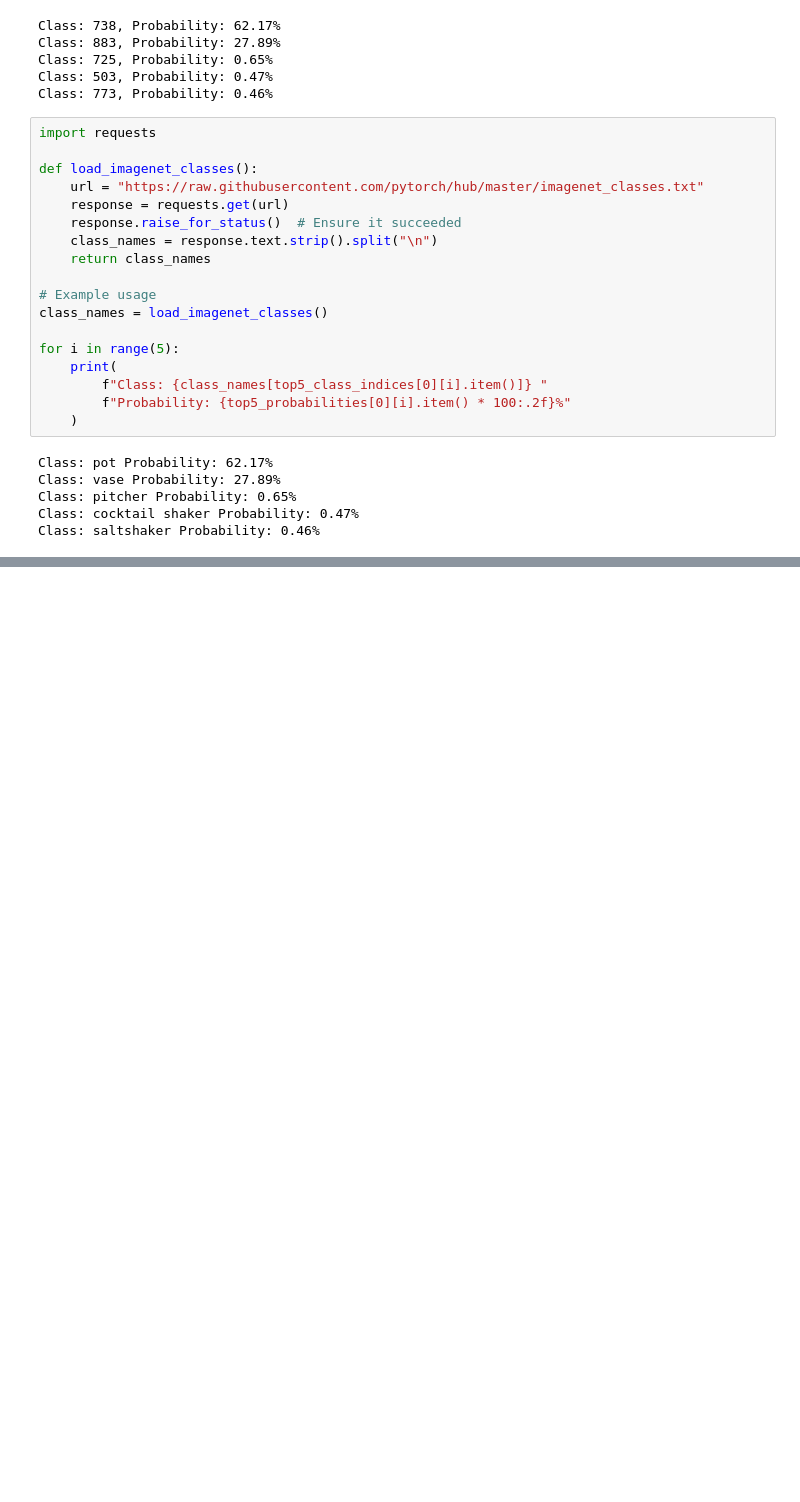
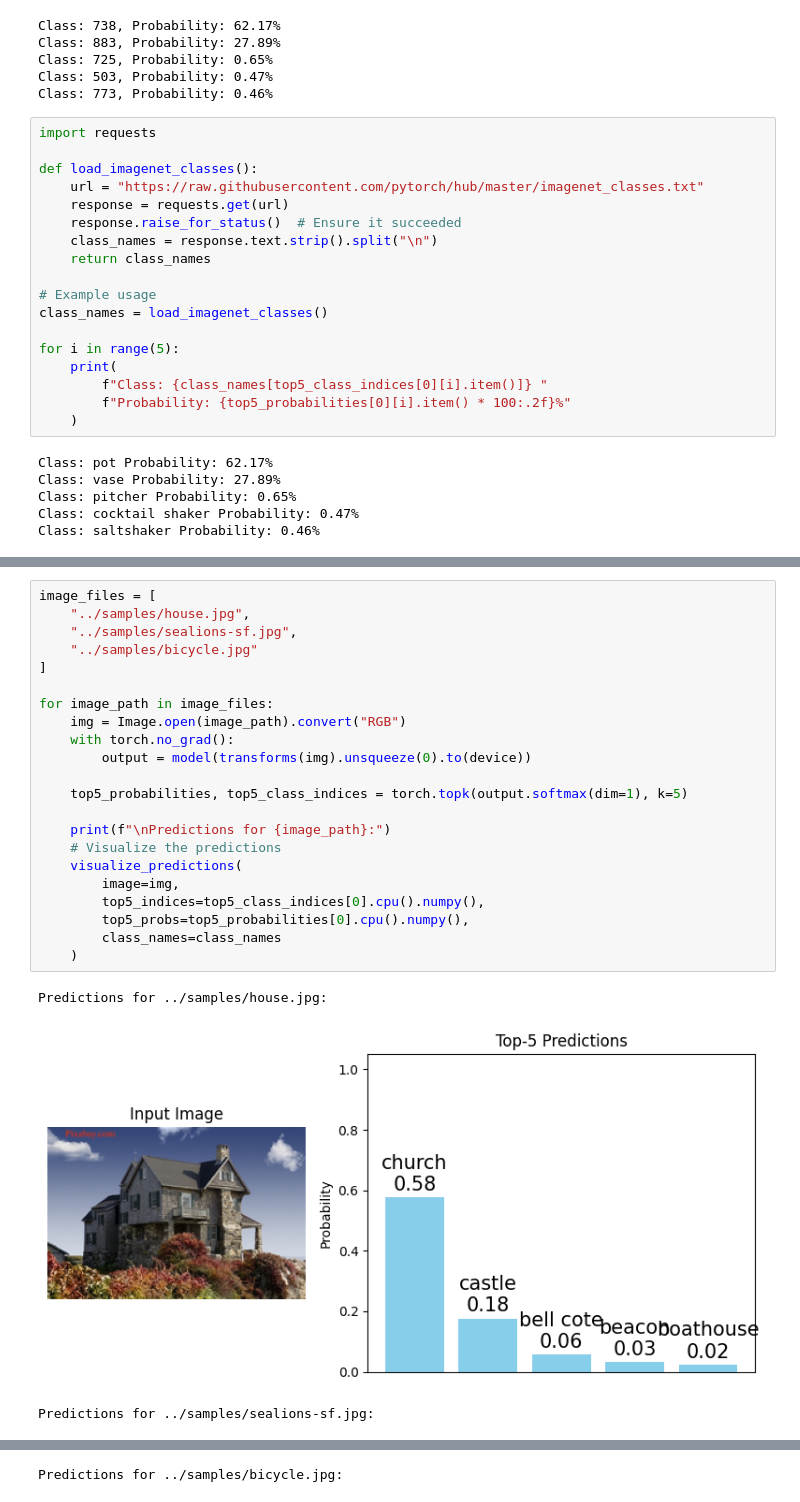
Before and after one commit to vmirly/GenAI-Hub, a Jupyter notebook: LeViT/levit_timm_inference.ipynb, the cells around one changed output, grey strips where cells are left out. Cells and saved outputs as stored; diff of their text form; blank space fills up the shorter version.

Commit message:
LeViT: inference on multiple samples

```diff
--- a/LeViT/levit_timm_inference.ipynb
+++ b/LeViT/levit_timm_inference.ipynb
@@ -110,0 +122,26 @@ visualize_predictions(
+# %%
+image_files = [
+    "../samples/house.jpg",
+    "../samples/sealions-sf.jpg",
+    "../samples/bicycle.jpg"
+]
+
+for image_path in image_files:
+    img = Image.open(image_path).convert("RGB")
+    with torch.no_grad():
+        output = model(transforms(img).unsqueeze(0).to(device))
+
+    top5_probabilities, top5_class_indices = torch.topk(output.softmax(dim=1), k=5)
+
+    print(f"\nPredictions for {image_path}:")
+    # Visualize the predictions
+    visualize_predictions(
+        image=img,
+        top5_indices=top5_class_indices[0].cpu().numpy(),
+        top5_probs=top5_probabilities[0].cpu().numpy(),
+        class_names=class_names
+    )
+# %% [output]
+Predictions for ../samples/house.jpg:
+[figure, added]
+Predictions for ../samples/sealions-sf.jpg:
@@ -110,0 +149 @@ visualize_predictions(
+Predictions for ../samples/bicycle.jpg:
```
Also changed, not shown: parts of 2 cells of this notebook.
